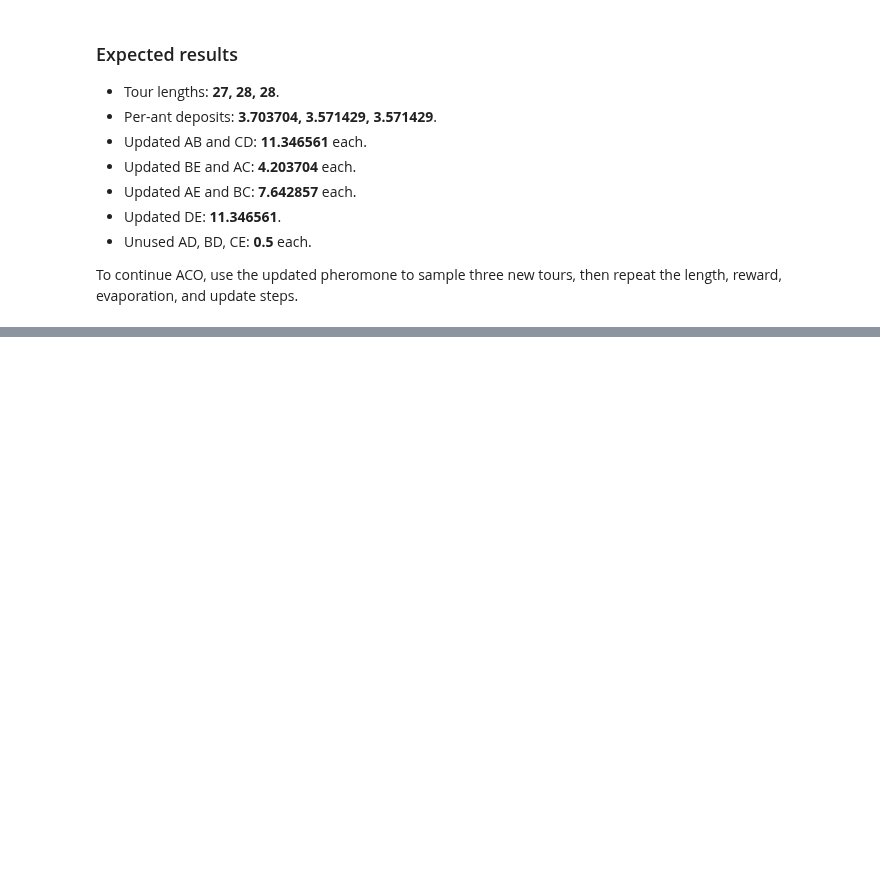
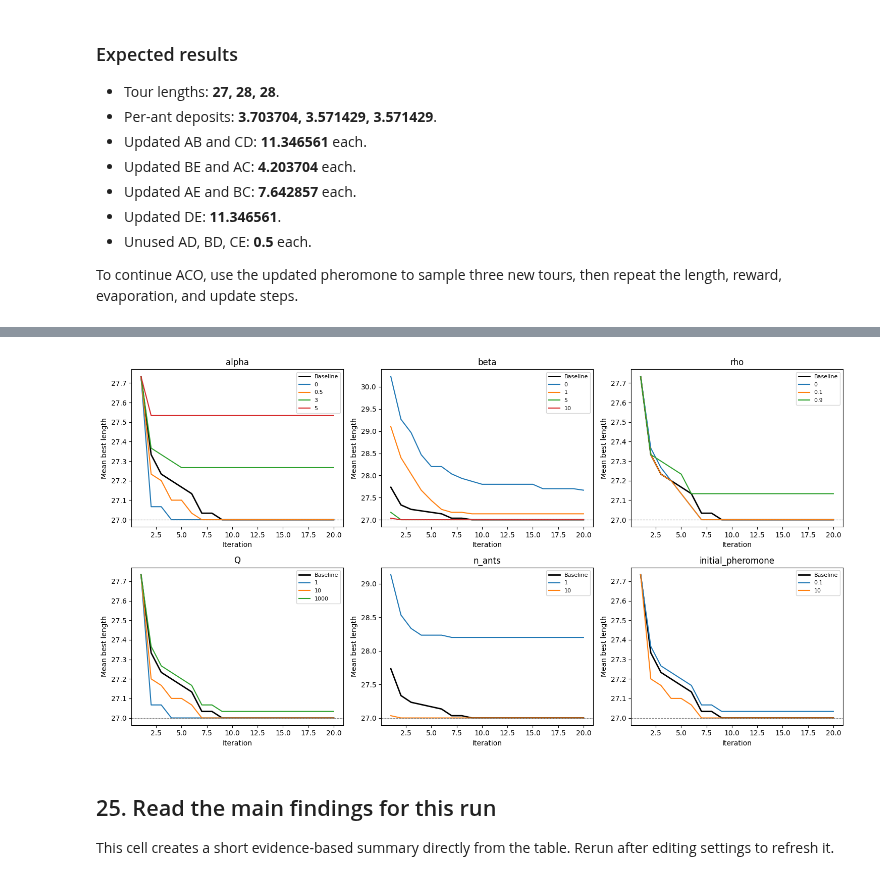
Before and after one commit to Ak62007/SML-Lab-ED408, a Jupyter notebook: notebooks/ACO_Step_by_Step.ipynb, the cells around one changed output, grey strips where cells are left out. Cells and saved outputs as stored; diff of their text form; code cells hidden in the pictures; blank space fills up the shorter version.

```diff
--- a/notebooks/ACO_Step_by_Step.ipynb
+++ b/notebooks/ACO_Step_by_Step.ipynb
@@ -324,0 +439,22 @@ To continue ACO, use the updated pheromone to sample three new tours, then repea
+# %%
+records = []
+histories = {}
+for parameter, value, settings in experiments:
+    runs = [run_aco(**settings, seed=seed) for seed in seeds]
+    final_lengths = np.array([run["best_length"] for run in runs])
+    successes = [run for run in runs if np.isclose(run["best_length"], exact_length)]
+    label = "Baseline" if parameter == "baseline" else f"{parameter}={value}"
+    histories[label] = np.array([run["history"] for run in runs])
+    records.append({
+        "Parameter": parameter, "Value": value,
+        "Mean final length": final_lengths.mean(),
+        "Worst length": final_lengths.max(),
+        "SD": final_lengths.std(ddof=1),
+        "Optimal runs": len(successes),
+        "Success %": 100 * len(successes) / len(runs),
+        "First-hit iteration": np.mean([r["first_iteration"] for r in successes]) if successes else np.nan,
+        "First-hit tours": np.mean([r["first_evaluation"] for r in successes]) if successes else np.nan,
+        "Tours per run": runs[0]["evaluations"]
+    })
+results = pd.DataFrame(records)
+print("Experiments complete.")
@@ -324,0 +518,17 @@ To continue ACO, use the updated pheromone to sample three new tours, then repea
+# %%
+fig, axes = plt.subplots(2, 3, figsize=(15, 8))
+for ax, parameter in zip(axes.flat, ["alpha", "beta", "rho", "Q", "n_ants", "initial_pheromone"]):
+    ax.plot(range(1, 21), histories["Baseline"].mean(axis=0), color="black", linewidth=2, label="Baseline")
+    for value in parameter_values[parameter]:
+        history = histories[f"{parameter}={value}"]
+        ax.plot(range(1, history.shape[1] + 1), history.mean(axis=0), label=str(value))
+    ax.axhline(exact_length, color="gray", linestyle="--", linewidth=0.8)
+    ax.set(title=parameter, xlabel="Iteration", ylabel="Mean best length")
+    ax.legend(fontsize=8)
+plt.tight_layout()
+plt.show()
+# %% [output]
+[figure, added]
+# %% [markdown]
+## 25. Read the main findings for this run
+This cell creates a short evidence-based summary directly from the table. Rerun after editing settings to refresh it.
```
Also changed, not shown: parts of 16 cells of this notebook.
